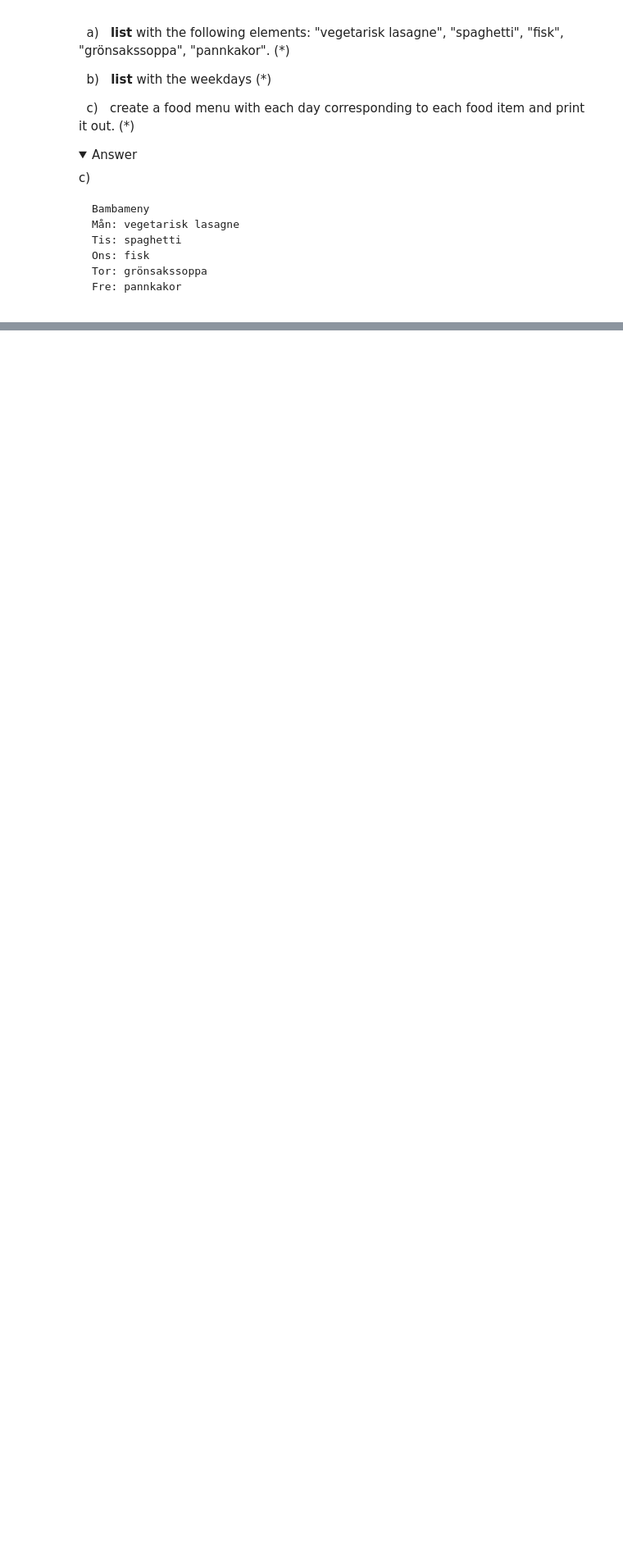
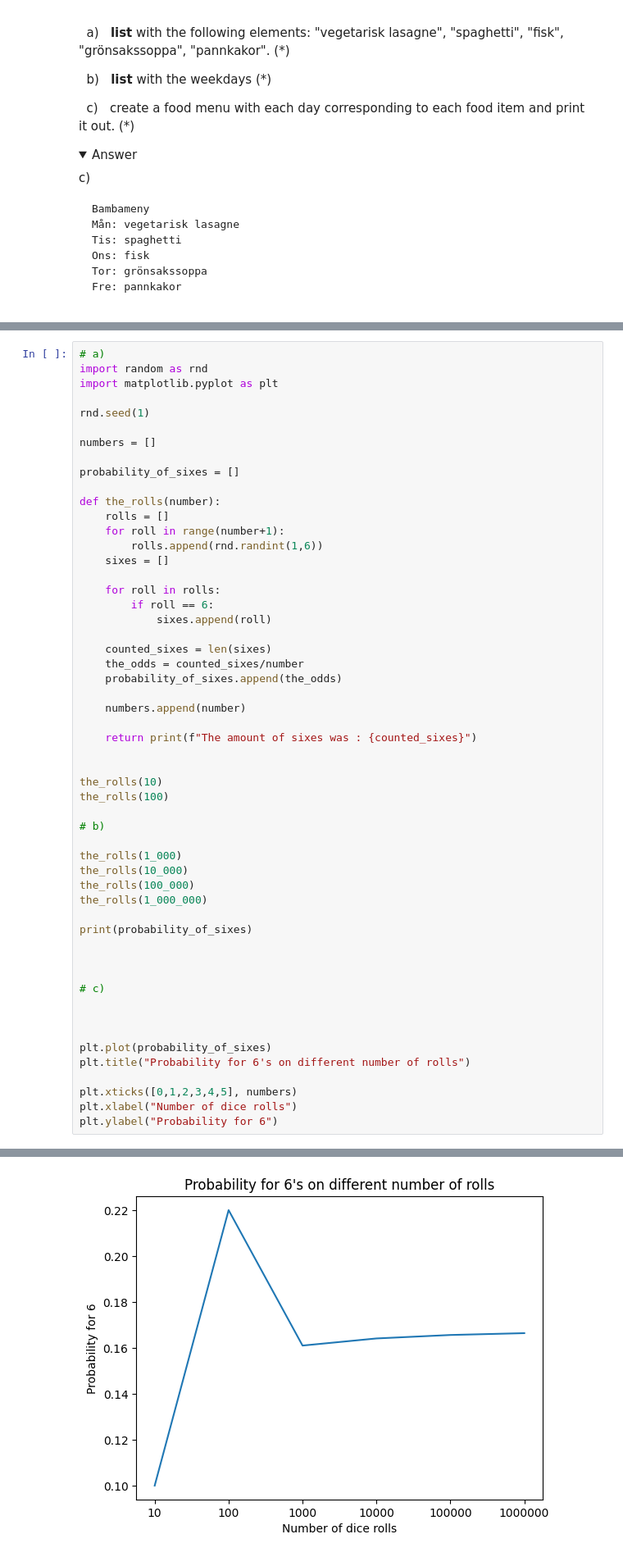
Before and after one commit to AptiDz/python-programming-APTI-DZHAMURZAEV, a Jupyter notebook: Exercises/04-list-exercise.ipynb, the cells around one changed output, grey strips where cells are left out. Shown: that part at 82% size. Saved outputs shown, nothing was run; the diff lists cells and outputs as text; folded sections open; blank space fills up the shorter version.

```diff
--- a/Exercises/04-list-exercise.ipynb
+++ b/Exercises/04-list-exercise.ipynb
@@ -253,3 +251,58 @@ random.seed(1)
 <img align="left" src="../assets/probability_six_graph.png" width="300"/>
 
 </details>
+# %%
+# a)
+import random as rnd
+import matplotlib.pyplot as plt
+
+rnd.seed(1)
+
+numbers = []
+
+probability_of_sixes = []
+
+def the_rolls(number):
+    rolls = []
+    for roll in range(number+1):
+        rolls.append(rnd.randint(1,6))
+    sixes = []
+
+    for roll in rolls:
+        if roll == 6:
+            sixes.append(roll)
+
+    counted_sixes = len(sixes)
+    the_odds = counted_sixes/number
+    probability_of_sixes.append(the_odds)
+
+    numbers.append(number)
+
+    return print(f"The amount of sixes was : {counted_sixes}")
+
+
+the_rolls(10)
+the_rolls(100)
+
+# b)
+
+the_rolls(1_000)
+the_rolls(10_000)
+the_rolls(100_000)
+the_rolls(1_000_000)
+
+print(probability_of_sixes)
+
+
+
+# c)
+
+
+
+plt.plot(probability_of_sixes)
+plt.title("Probability for 6's on different number of rolls")
+
+plt.xticks([0,1,2,3,4,5], numbers)
+plt.xlabel("Number of dice rolls")
+plt.ylabel("Probability for 6")
+# %% [output]
@@ -256,3 +317,4 @@ random.seed(1)
+[figure, added]
 # %% [markdown]
 ---
 ## 6. Monte Carlo simulation (**)
```
Also changed, not shown: parts of 7 cells of this notebook, 18 other files.
